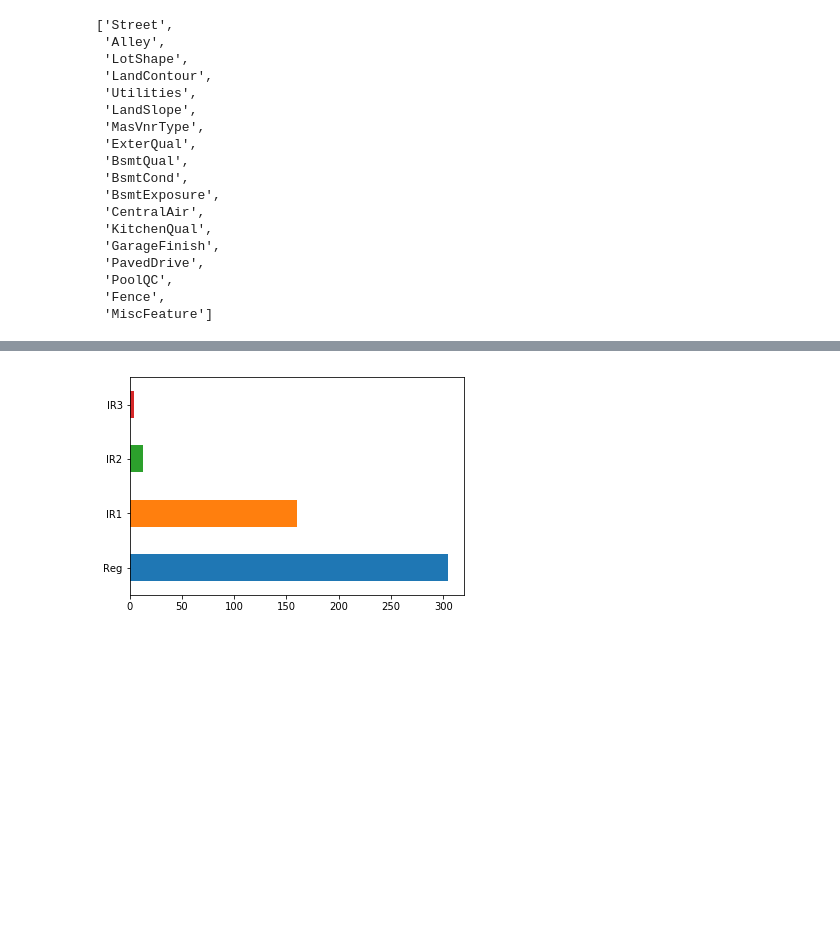
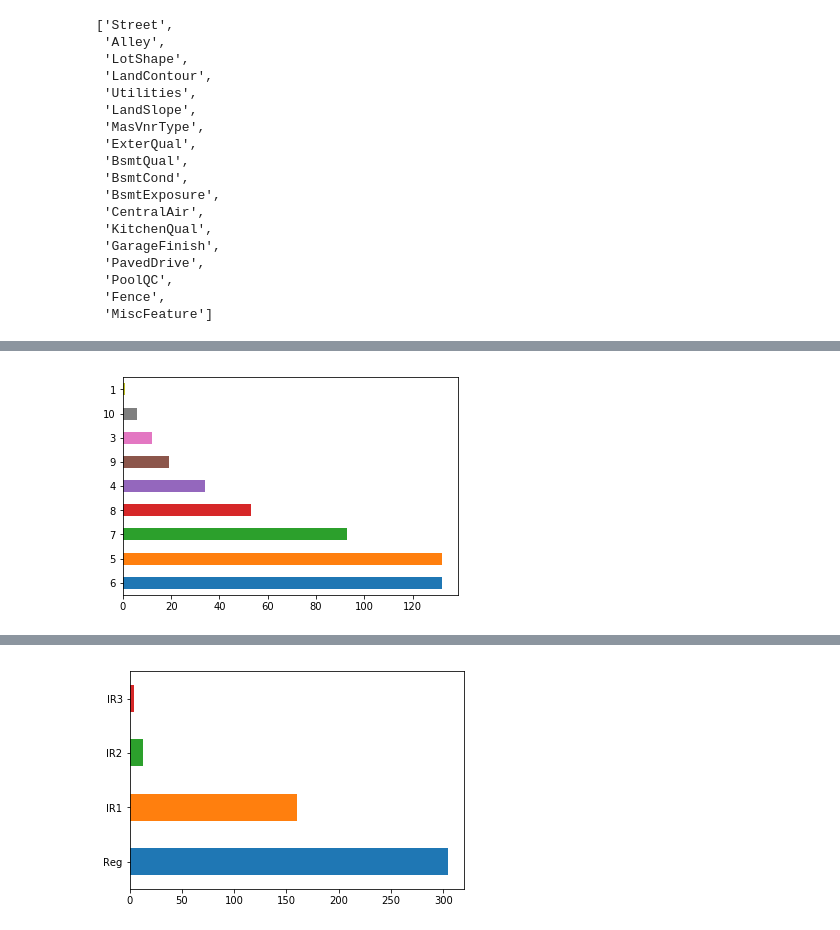
Before and after one commit to ademyanchuk/fasta_ml_course, a Jupyter notebook: lesson1-house_price.ipynb, the cells around one changed output, grey strips where cells are left out. Cells and saved outputs as stored; diff of their text form; code cells hidden in the pictures; blank space fills up the shorter version.

```diff
--- a/lesson1-house_price.ipynb
+++ b/lesson1-house_price.ipynb
@@ -362,0 +462,4 @@ categor_columns
+# %%
+x.OverallQual.value_counts().plot.barh();
+# %% [output]
+[figure, added]
```
Also changed, not shown: parts of 30 cells of this notebook.
